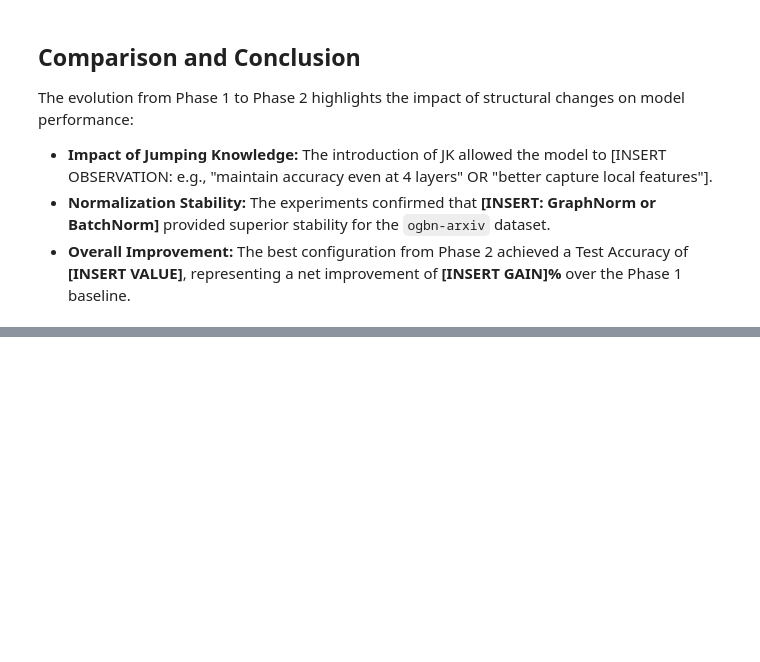
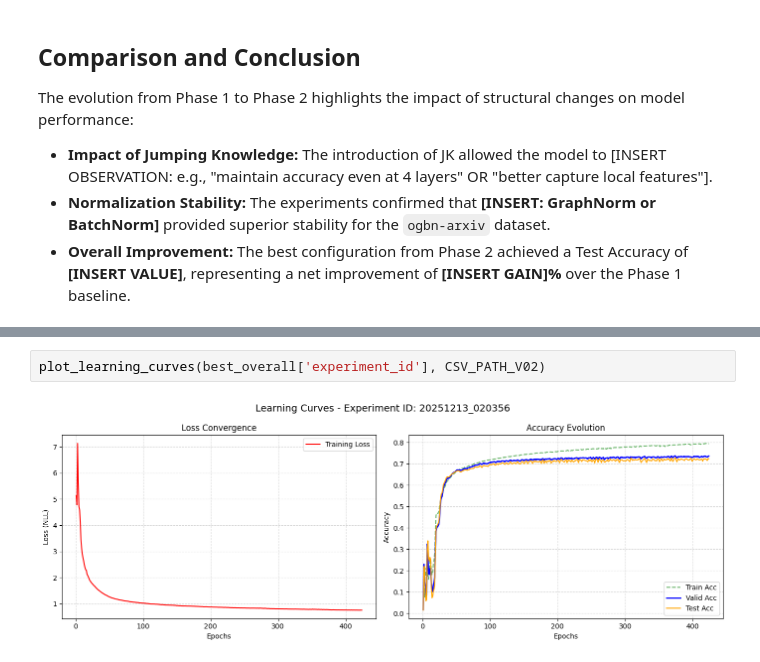
Before and after one commit to tuliorr/ogbn-arxiv-gcn, a Jupyter notebook: notebooks/experimental_Results.ipynb, the cells around one changed output, grey strips where cells are left out. Drawn from its saved outputs; the diff is of its cells as text; blank space fills up the shorter version.

```diff
--- a/notebooks/experimental_Results.ipynb
+++ b/notebooks/experimental_Results.ipynb
@@ -400,0 +402,4 @@ V02_Enhanced 20251211_151646   0.3781    0.4027
+# %%
+plot_learning_curves(best_overall['experiment_id'], CSV_PATH_V02)
+# %% [output]
+[figure, added]
```
Also changed, not shown: parts of 8 cells of this notebook, 1 other file.
